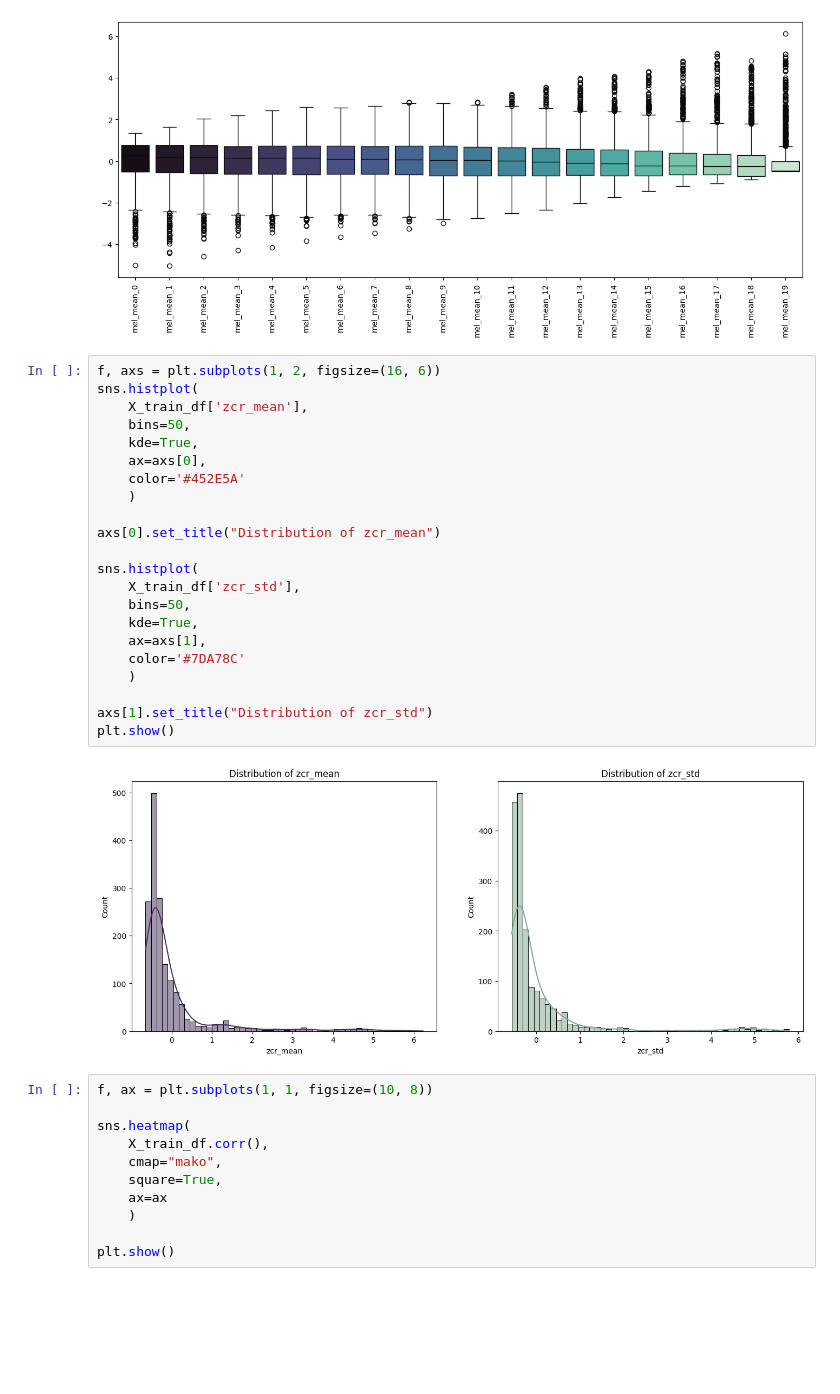
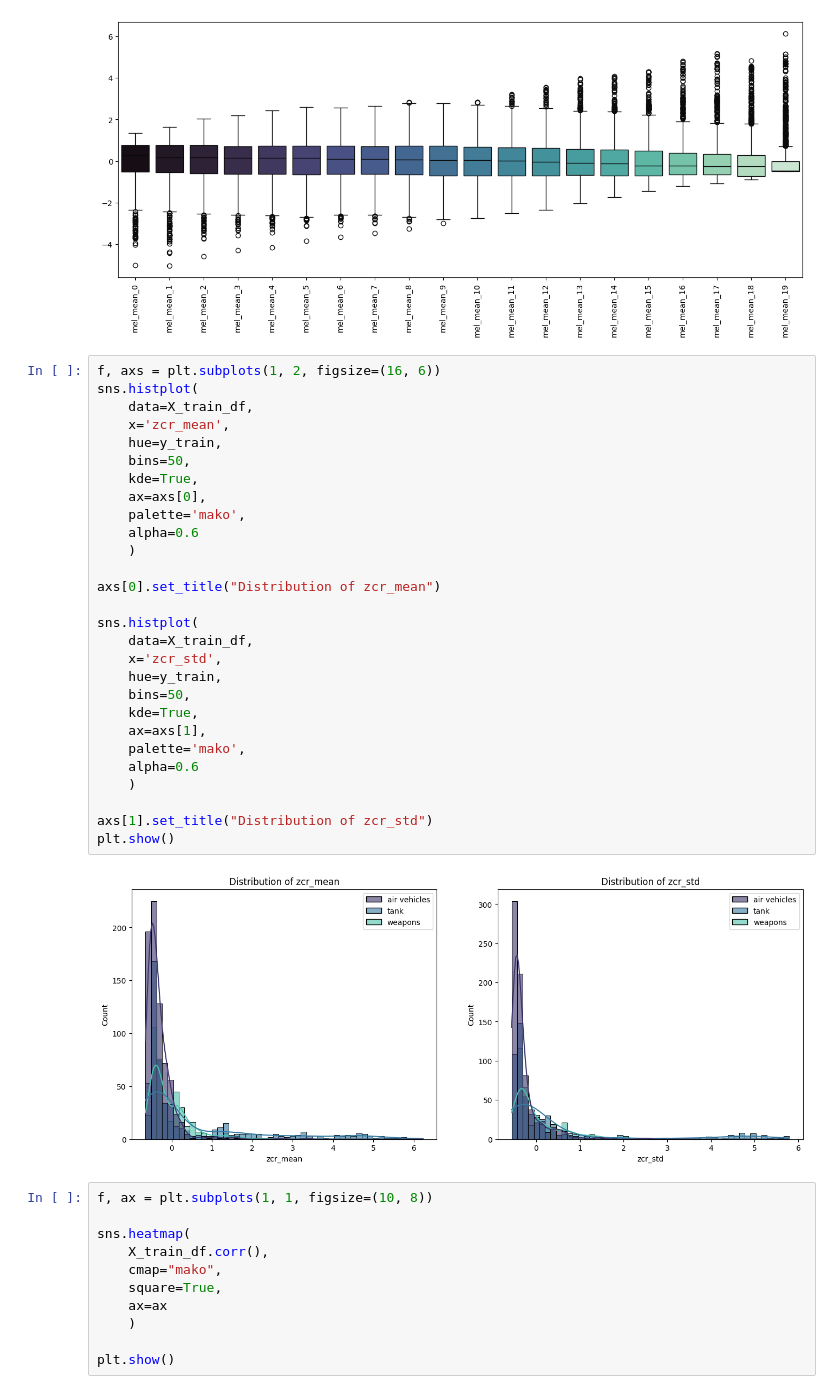
Before and after one commit to TetianaSoroka/kr_sounds_classifier, a Jupyter notebook: project/mn.ipynb, the cells around one changed output. Cells and saved outputs as stored; diff of their text form; blank space fills up the shorter version.

```diff
--- a/project/mn.ipynb
+++ b/project/mn.ipynb
@@ -410,27 +420,33 @@ plt.show()
 # %%
 f, axs = plt.subplots(1, 2, figsize=(16, 6))
 sns.histplot(
-    X_train_df['zcr_mean'],
+    data=X_train_df,
+    x='zcr_mean',
+    hue=y_train,
     bins=50,
     kde=True,
     ax=axs[0],
-    color='#452E5A'
+    palette='mako',
+    alpha=0.6
     )
 
 axs[0].set_title("Distribution of zcr_mean")
 
 sns.histplot(
-    X_train_df['zcr_std'],
+    data=X_train_df,
+    x='zcr_std',
+    hue=y_train,
     bins=50,
     kde=True,
     ax=axs[1],
-    color='#7DA78C'
+    palette='mako',
+    alpha=0.6
     )
 
 axs[1].set_title("Distribution of zcr_std")
 plt.show()
 # %% [output]
-[figure, old version]
+[figure, new version]
 # %%
 f, ax = plt.subplots(1, 1, figsize=(10, 8))
 
```
Also changed, not shown: parts of 1 cell of this notebook.
